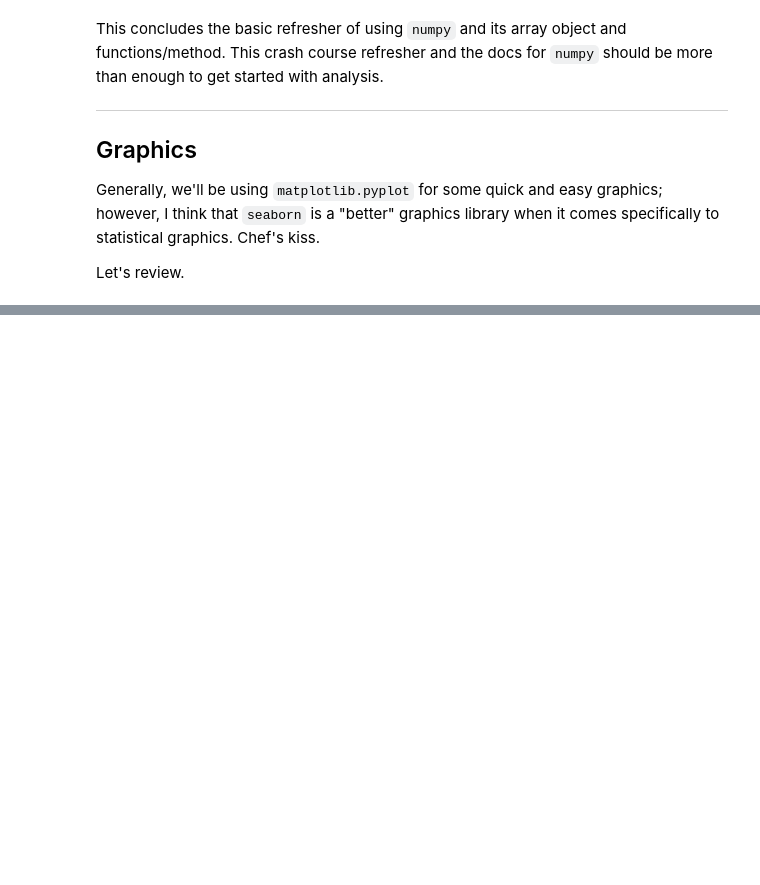
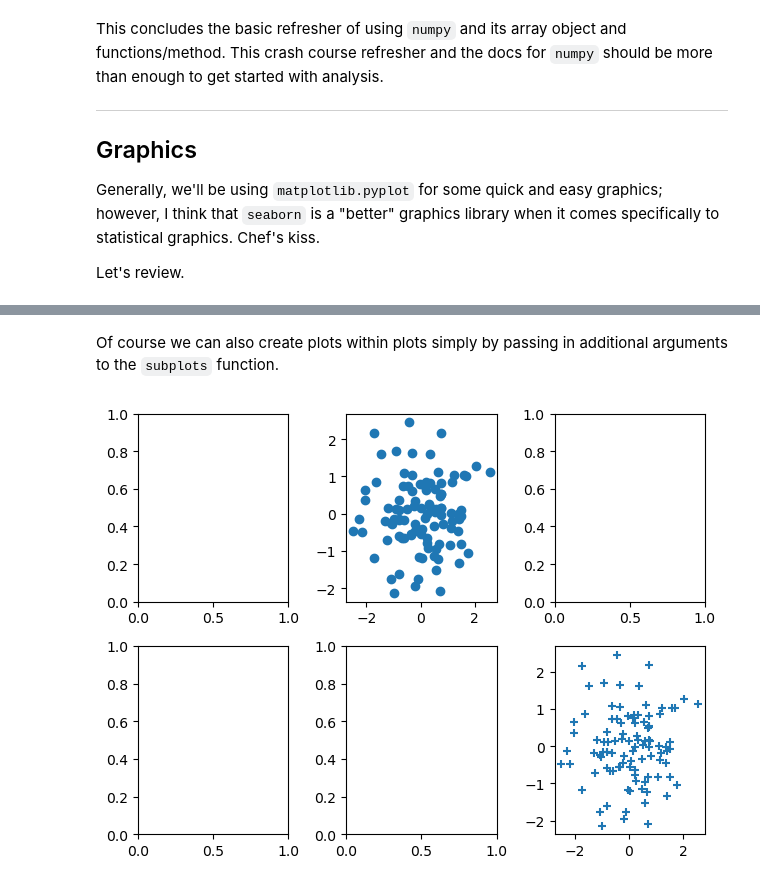
Before and after one commit to devereaweaver/Statistical-Learning, a Jupyter notebook: Statistical_Learning/stat-learn.ipynb, the cells around one changed output, grey strips where cells are left out. Drawn from its saved outputs; the diff is of its cells as text; code cells hidden in the pictures; blank space fills up the shorter version.

```diff
--- a/Statistical_Learning/stat-learn.ipynb
+++ b/Statistical_Learning/stat-learn.ipynb
@@ -301,0 +308,14 @@ ax.scatter(x, y, marker='o');
+# %% [markdown]
+Of course we can also create plots within plots simply by passing in additional arguments to the `subplots` function.
+# %%
+# create a plot where the subplots all share the same x-axis varaible
+fig, axes = plt.subplots(nrows=2, ncols=3)
+fig.set_tight_layout(True)
+
+# create a plot in the first row, second column subplot
+axes[0,1].scatter(x, y)
+
+# create a plot in the second row, third column subplot
+axes[1,2].scatter(x, y, marker='+');
+# %% [output]
+[figure, added]
```
Also changed, not shown: parts of 24 cells of this notebook, 2 other files.
